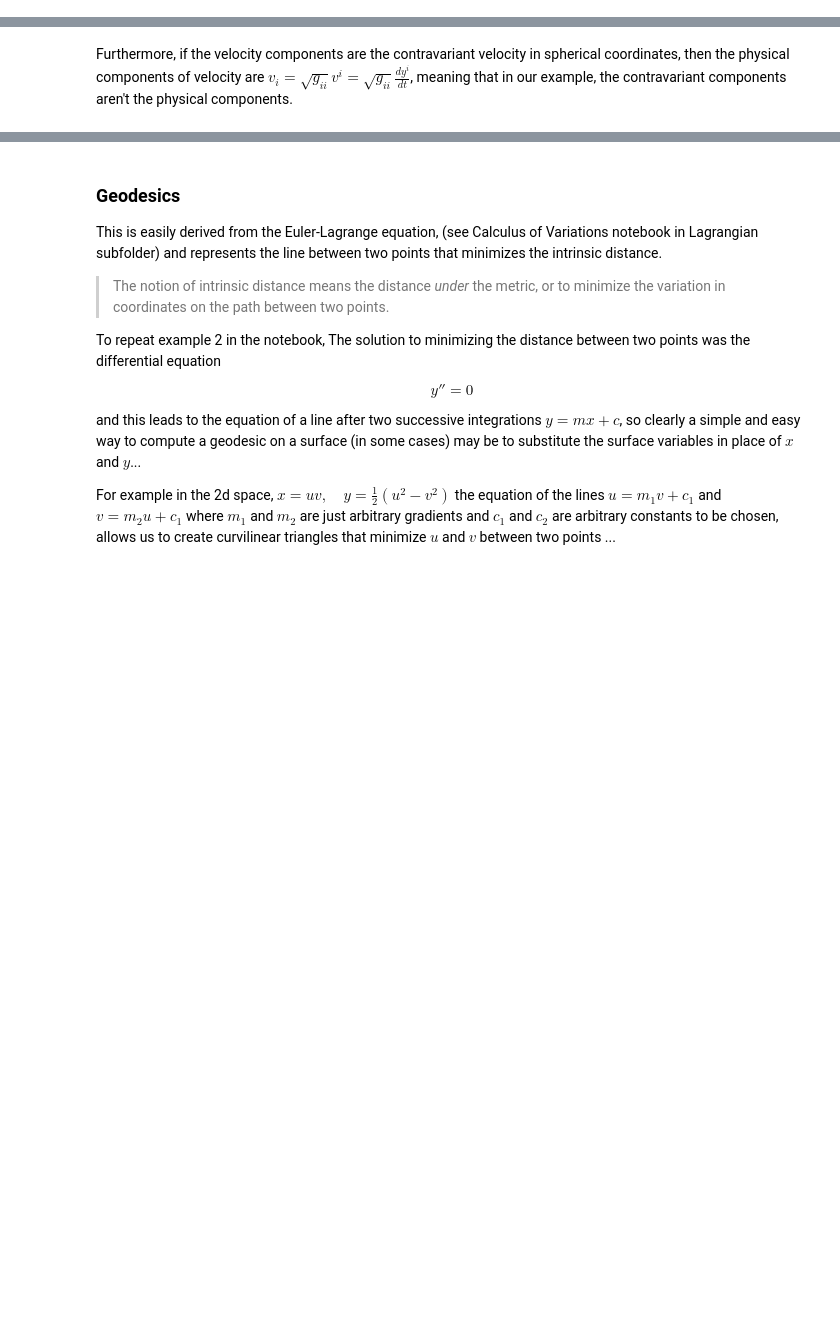
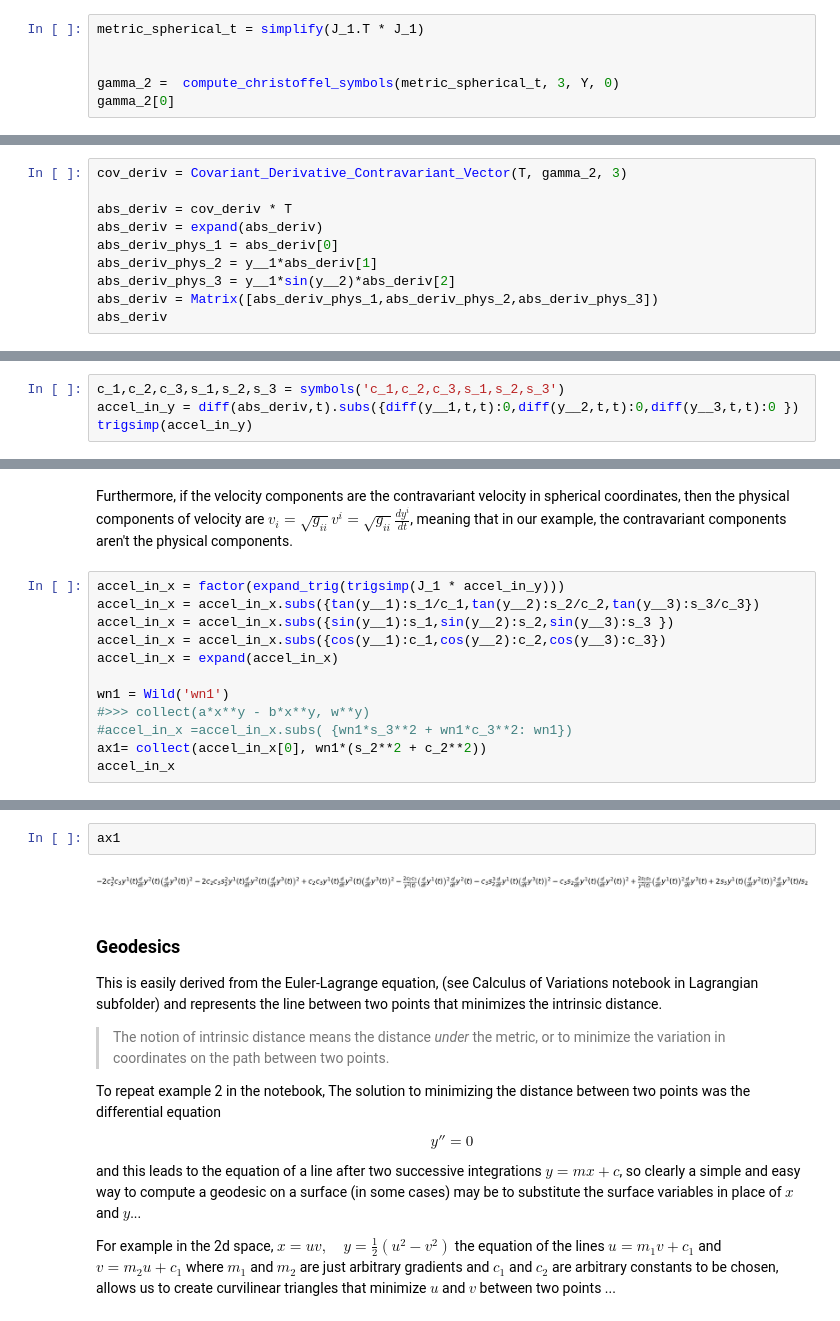
Before and after one commit to coderofgames/Python-Math, a Jupyter notebook: Vectors/Tensors.ipynb, the cells around one changed output, grey strips where cells are left out. Drawn from its saved outputs; the diff is of its cells as text; blank space fills up the shorter version.

```diff
--- a/Vectors/Tensors.ipynb
+++ b/Vectors/Tensors.ipynb
@@ -1829,0 +1899,6 @@ $$\mathbf a = ( -y^1 \left(\dot{y}^2\right)^2  -y^1 (s_2)^2 \left(\dot{y}^3 \rig
+# %%
+metric_spherical_t = simplify(J_1.T * J_1)
+
+
+gamma_2 =  compute_christoffel_symbols(metric_spherical_t, 3, Y, 0)
+gamma_2[0]
@@ -1829,0 +1911,10 @@ $$\mathbf a = ( -y^1 \left(\dot{y}^2\right)^2  -y^1 (s_2)^2 \left(\dot{y}^3 \rig
+# %%
+cov_deriv = Covariant_Derivative_Contravariant_Vector(T, gamma_2, 3)
+
+abs_deriv = cov_deriv * T
+abs_deriv = expand(abs_deriv)
+abs_deriv_phys_1 = abs_deriv[0]
+abs_deriv_phys_2 = y__1*abs_deriv[1]
+abs_deriv_phys_3 = y__1*sin(y__2)*abs_deriv[2]
+abs_deriv = Matrix([abs_deriv_phys_1,abs_deriv_phys_2,abs_deriv_phys_3])
+abs_deriv
@@ -1829,0 +1925,4 @@ $$\mathbf a = ( -y^1 \left(\dot{y}^2\right)^2  -y^1 (s_2)^2 \left(\dot{y}^3 \rig
+# %%
+c_1,c_2,c_3,s_1,s_2,s_3 = symbols('c_1,c_2,c_3,s_1,s_2,s_3')
+accel_in_y = diff(abs_deriv,t).subs({diff(y__1,t,t):0,diff(y__2,t,t):0,diff(y__3,t,t):0 })
+trigsimp(accel_in_y)
@@ -1873,3 +1985,15 @@ $$ -y^1 s_2 c_3 (\dot{y}^2)^2  -y^1 s_2 c_3 (\dot{y}^3 )^2 + 2 c_2 c_3 \dot{y}^1
 # %% [markdown]
 
 Furthermore, if the velocity components are the contravariant velocity in spherical coordinates, then the physical components of velocity are $v_i = \sqrt{g_{ii}} v^i = \sqrt{g_{ii}}\frac{dy^i}{dt} $, meaning that in our example, the contravariant components aren't the physical components.
+# %%
+accel_in_x = factor(expand_trig(trigsimp(J_1 * accel_in_y)))
+accel_in_x = accel_in_x.subs({tan(y__1):s_1/c_1,tan(y__2):s_2/c_2,tan(y__3):s_3/c_3})
+accel_in_x = accel_in_x.subs({sin(y__1):s_1,sin(y__2):s_2,sin(y__3):s_3 })
+accel_in_x = accel_in_x.subs({cos(y__1):c_1,cos(y__2):c_2,cos(y__3):c_3})
+accel_in_x = expand(accel_in_x)
+
+wn1 = Wild('wn1')
+#>>> collect(a*x**y - b*x**y, w**y)
+#accel_in_x =accel_in_x.subs( {wn1*s_3**2 + wn1*c_3**2: wn1})
+ax1= collect(accel_in_x[0], wn1*(s_2**2 + c_2**2))
+accel_in_x
@@ -1876,3 +2018,7 @@ Furthermore, if the velocity components are the contravariant velocity in spheri
+# %%
+ax1
+# %% [output]
+[figure, added]
 # %% [markdown]
 ### Geodesics
 
```
Also changed, not shown: parts of 33 cells of this notebook.
